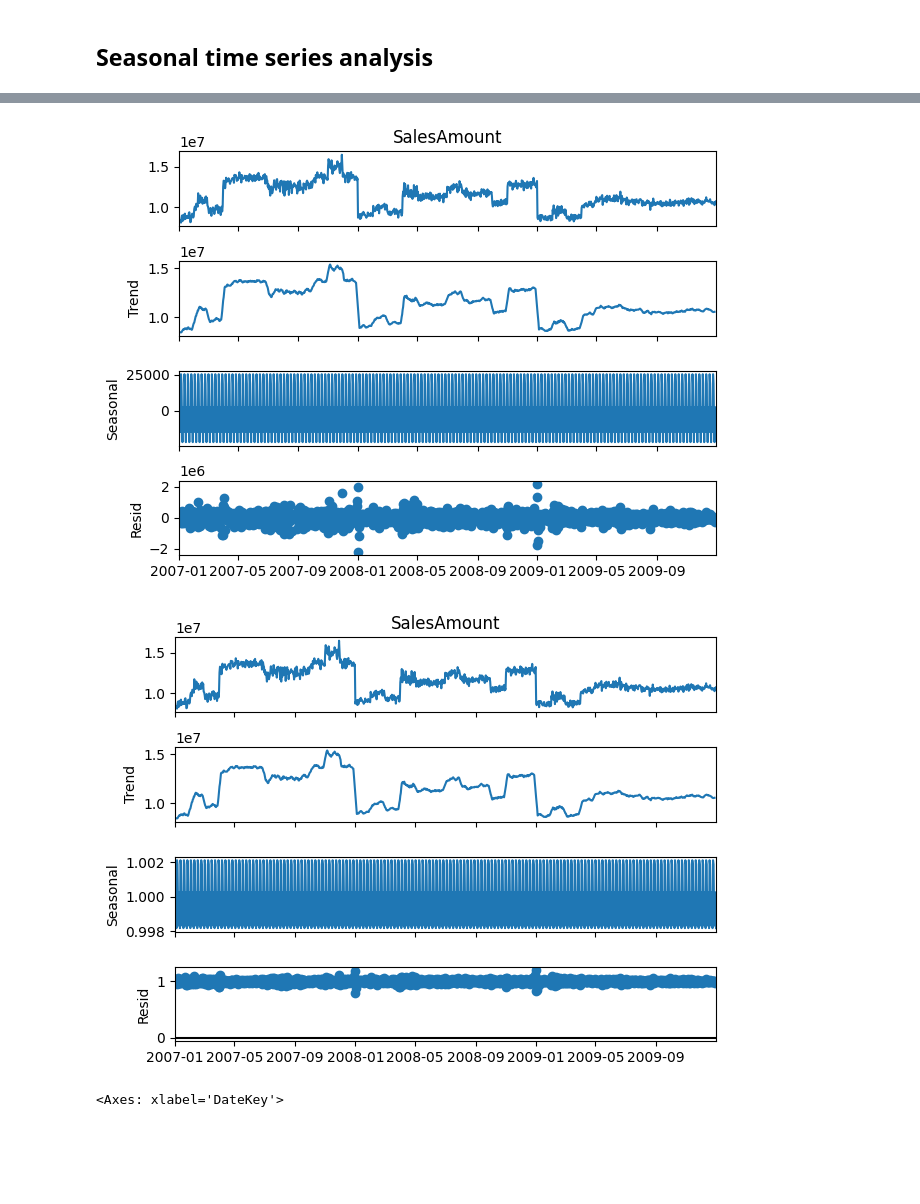
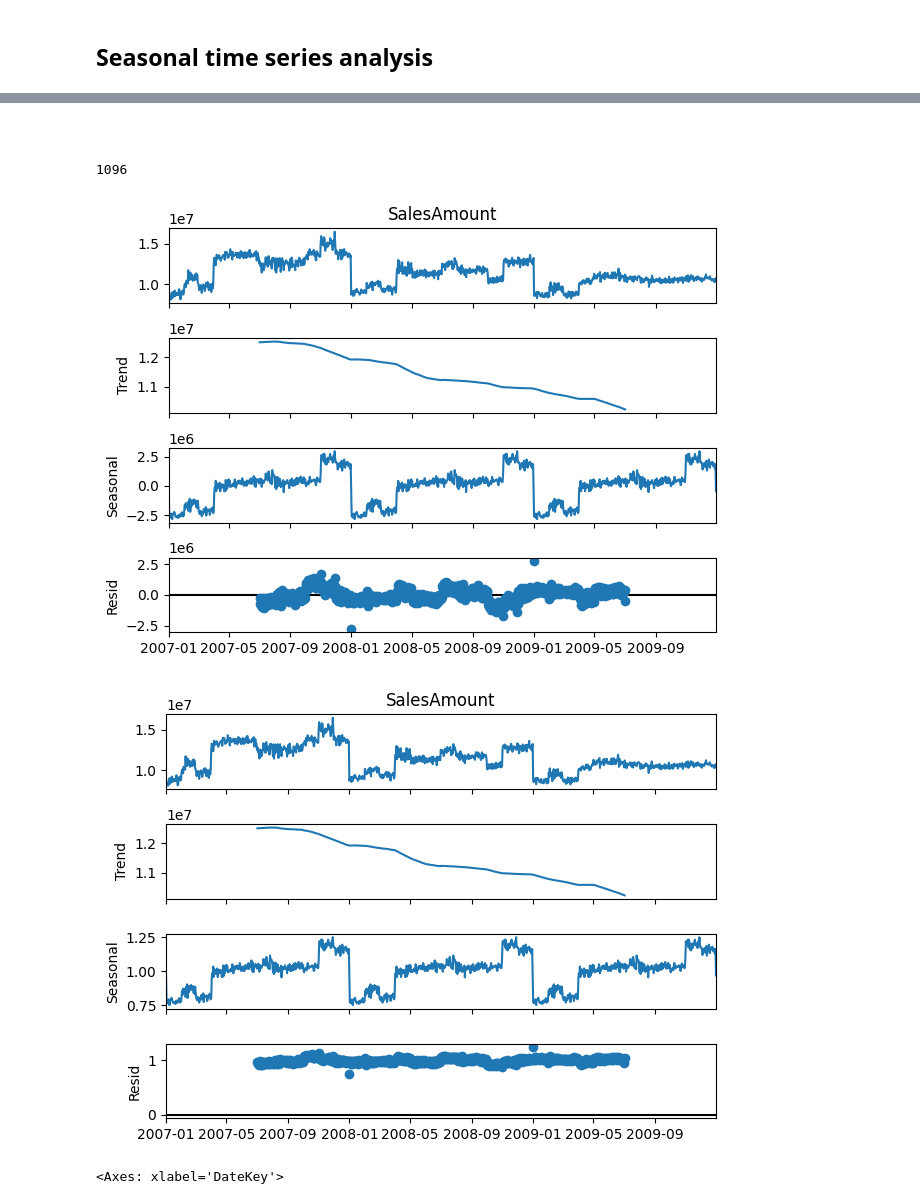
Before and after one commit to kai-pre/sales-ninja, a Jupyter notebook: notebooks/kai_timeseries-mvp.ipynb, the cells around one changed output, grey strips where cells are left out. Saved outputs shown, nothing was run; the diff lists cells and outputs as text; code cells hidden in the pictures; blank space fills up the shorter version.

```diff
--- a/notebooks/kai_timeseries-mvp.ipynb
+++ b/notebooks/kai_timeseries-mvp.ipynb
@@ -180 +186,7 @@ data_seasonal.head()
+# %% [markdown]
+####
+# %%
+print(data_seasonal.index.nunique())
+# %% [output]
+1096
 # %%
@@ -182,15 +194,15 @@ from statsmodels.tsa.seasonal import seasonal_decompose
 # %%
 # Additive Decomposition (y = Trend + Seasonal + Residuals)
-result_add = seasonal_decompose(data_seasonal['SalesAmount'], model='additive')
+result_add = seasonal_decompose(data_seasonal['SalesAmount'], period = 365, model='additive')
 result_add.plot();
 # %% [output]
-[figure, old version]
+[figure, new version]
 # %%
 # Multiplicative Decomposition (y = Trend * Seasonal * Residuals)
-result_mul = seasonal_decompose(data_seasonal['SalesAmount'], model='multiplicative')
+result_mul = seasonal_decompose(data_seasonal['SalesAmount'], period = 365, model='multiplicative')
 result_mul.plot();
 # %% [output]
-[figure, old version]
+[figure, new version]
 # %%
 data_seasonal.plot(y = "SalesAmount")
 # %% [output]
```
Also changed, not shown: parts of 44 cells of this notebook.
